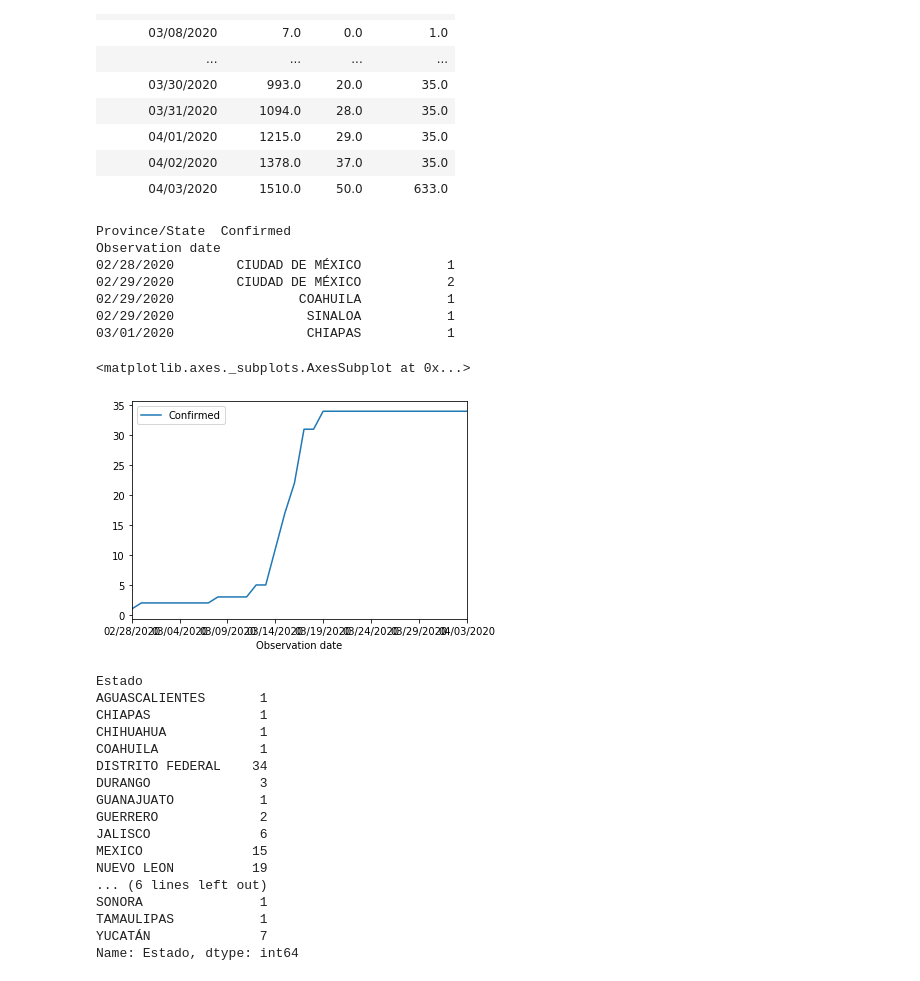
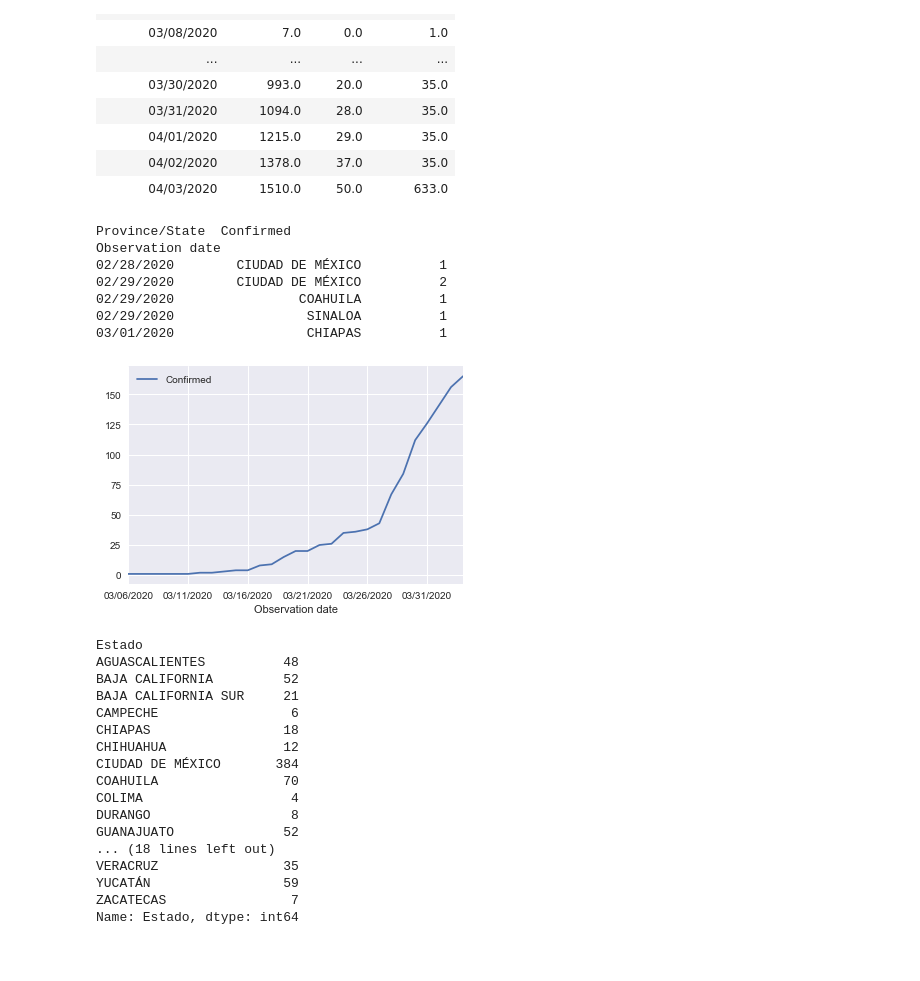
Before and after one commit to carloscerlira/COVIDMEX, a Jupyter notebook: processdata.ipynb, the cells around one changed output. Cells and saved outputs as stored; diff of their text form; code cells hidden in the pictures.

```diff
--- a/processdata.ipynb
+++ b/processdata.ipynb
@@ -2,10 +2,14 @@
 import numpy as np
 import pandas as pd
 import geopandas as gpd
+import matplotlib.pyplot as plt
+plt.style.use('seaborn')
+%matplotlib qt
 # %%
 mexico = pd.read_csv('data/covidmxraw.csv', skiprows=7)
 mexico = mexico[:-3]
-mexico = mexico[['Unnamed: 1', 'Unnamed: 2', 'Unnamed: 3']]
+mexico = mexico[['Unnamed: 1', 'Unnamed: 3', 'Unnamed: 2']]
 mexico = mexico.rename(columns={'Unnamed: 1': 'Estado', 'Unnamed: 2': 'Sexo', 'Unnamed: 3': 'Edad'})
+mexico['Estado'] = mexico['Estado'].apply(lambda state: state[:-1])
+mexico['Sexo'] = mexico['Sexo'].apply(lambda state: state[:-1])
 mexico.to_csv('data/covidmx.csv')
-mexico
@@ -67,8 +57,9 @@ for i in range(0,mxts['Confirmed'].size):
 #     day = mexico[:int(number)]
 statests.index.name='Observation date'
 print(statests.head())
-cdmx = statests.groupby('Province/State').get_group('CIUDAD DE MÉXICO ')
-cdmx.plot()
+statests.groupby('Province/State').get_group('MÉXICO').plot()
+statests.to_csv('data/covidstates.csv')
+plt.show()
 #     break;
 # %% [output]
 Province/State  Confirmed
@@ -81,5 +72,4 @@ Observation date
-<matplotlib.axes._subplots.AxesSubplot at 0x...>
-[figure, old version]
+[figure, new version]
 # %%
 states = mexico.groupby('Estado')
 infected = states['Estado'].count()
@@ -89,21 +79,21 @@ infected.to_csv('data/infected.csv')
 infected
 # %% [output]
 Estado
-AGUASCALIENTES       1
-CHIAPAS              1
-CHIHUAHUA            1
-COAHUILA             1
-DISTRITO FEDERAL    34
-DURANGO              3
-GUANAJUATO           1
-GUERRERO             2
-JALISCO              6
-MEXICO              15
-NUEVO LEON          19
-... (6 lines left out)
-SONORA               1
-TAMAULIPAS           1
-YUCATÁN              7
+AGUASCALIENTES          48
+BAJA CALIFORNIA         52
+BAJA CALIFORNIA SUR     21
+CAMPECHE                 6
+CHIAPAS                 18
+CHIHUAHUA               12
+CIUDAD DE MÉXICO       384
+COAHUILA                70
+COLIMA                   4
+DURANGO                  8
+GUANAJUATO              52
+... (18 lines left out)
+VERACRUZ                35
+YUCATÁN                 59
+ZACATECAS                7
 Name: Estado, dtype: int64
 # %%
 states = gpd.read_file('data/geopandas/states.shp')
```
Also changed, not shown: parts of 2 cells of this notebook, 11 other files.
